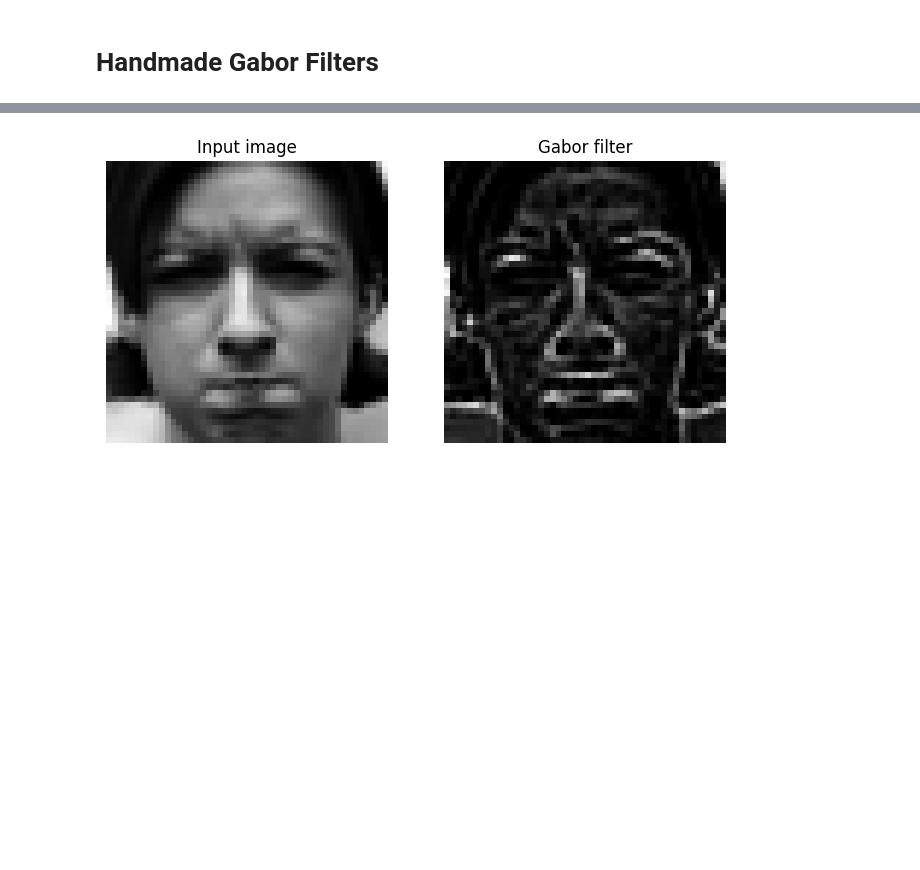
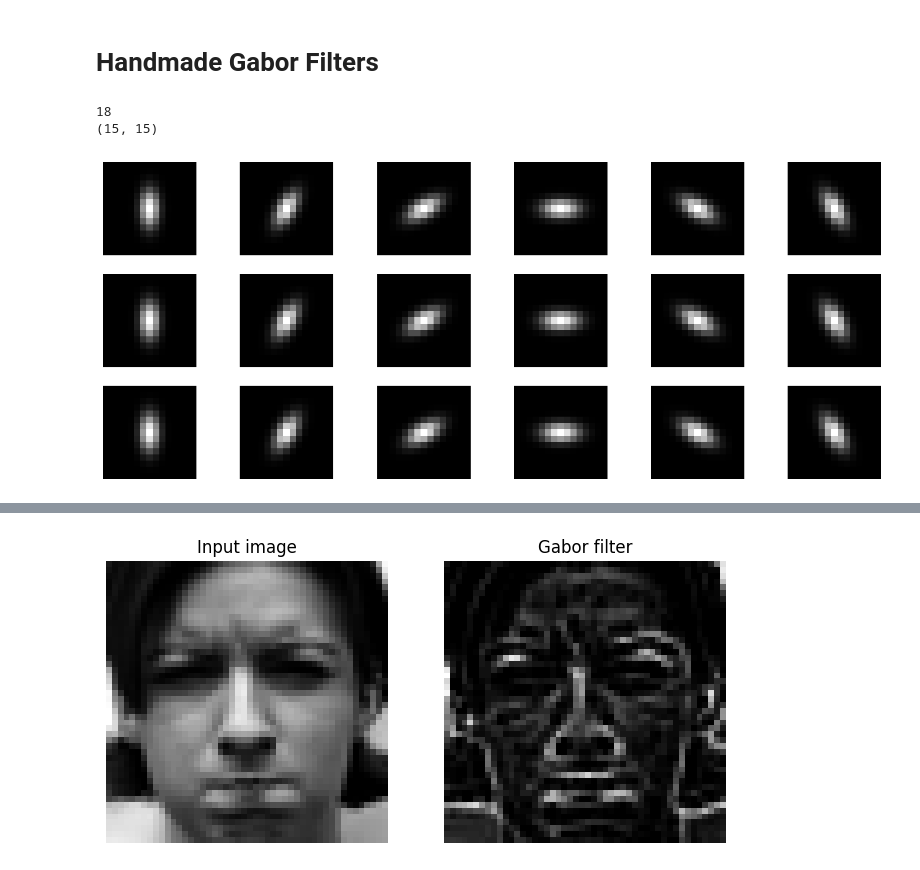
Before and after one commit to gralexrob1/facial-emotion-recognition, a Jupyter notebook: notebooks/gabor.ipynb, the cells around one changed output, grey strips where cells are left out. Saved outputs shown, nothing was run; the diff lists cells and outputs as text; code cells hidden in the pictures; blank space fills up the shorter version.

```diff
--- a/notebooks/gabor.ipynb
+++ b/notebooks/gabor.ipynb
@@ -51,3 +53,72 @@ Dataset length: 213
 Image shape: (256, 256)
 # %% [markdown]
 # Handmade Gabor Filters
+# %%
+import numpy as np
+import matplotlib.pyplot as plt
+from scipy.ndimage import gaussian_filter
+
+def create_gabor_filter(size, sigma, theta, lambd, gamma):
+    """Create a Gabor filter kernel."""
+    radius = (size - 1) // 2
+    x, y = np.meshgrid(np.arange(-radius, radius + 1), np.arange(-radius, radius + 1))
+
+    x_theta = x * np.cos(theta) + y * np.sin(theta)
+    y_theta = -x * np.sin(theta) + y * np.cos(theta)
+
+    gabor_filter = np.exp(-(x_theta**2 + (gamma**2 * y_theta**2)) / (2 * sigma**2)) * np.cos(2 * np.pi * x_theta / lambd)
+
+    return gabor_filter
+
+def generate_gabor_filters(
+    resolution, spatial_frequencies, orientations,
+    sigma, gamma
+):
+    filters = []
+    for freq in spatial_frequencies:
+        for theta in orientations:
+            theta_rad = np.radians(theta)
+            gabor_filter = create_gabor_filter(resolution, sigma=1.0, theta=theta_rad, lambd=2*np.pi/freq, gamma=0.5)
+            filters.append(gabor_filter)
+    return filters
+
+def plot_gabor_filters(filters, num_cols=6):
+    num_filters = len(filters)
+    num_rows = num_filters // num_cols + (1 if num_filters % num_cols != 0 else 0)
+
+    fig, axes = plt.subplots(num_rows, num_cols, figsize=(15, 2 * num_rows))
+
+    for i, ax in enumerate(axes.flat):
+        if i < num_filters:
+            ax.imshow(filters[i], cmap='gray', interpolation='nearest')
+            ax.axis('off')
+        else:
+            ax.axis('off')
+
+# kernel size
+kernel_size = 16
+
+# spatial frequencies
+k = [1/4, 1/8, 1/16]
+
+# Orientations in steps of 30 degrees from 0 to 180 degrees
+orientations = [0,30,60,90,120,150]
+
+# Generate Gabor filters
+gabor_filters = generate_gabor_filters(
+    kernel_size,
+    spatial_frequencies, orientations,
+    sigma = math.pi,
+    gamma=0.5
+)
+print(len(gabor_filters))
+print(gabor_filters[0].shape)
+
+# Plot the Gabor filters
+plot_gabor_filters(gabor_filters)
+plt.savefig('figures/gabor-filters.png')
+plt.show()
+# %% [output]
+18
+(15, 15)
+[figure, added]
```
Also changed, not shown: parts of 14 cells of this notebook, 4 other files.
